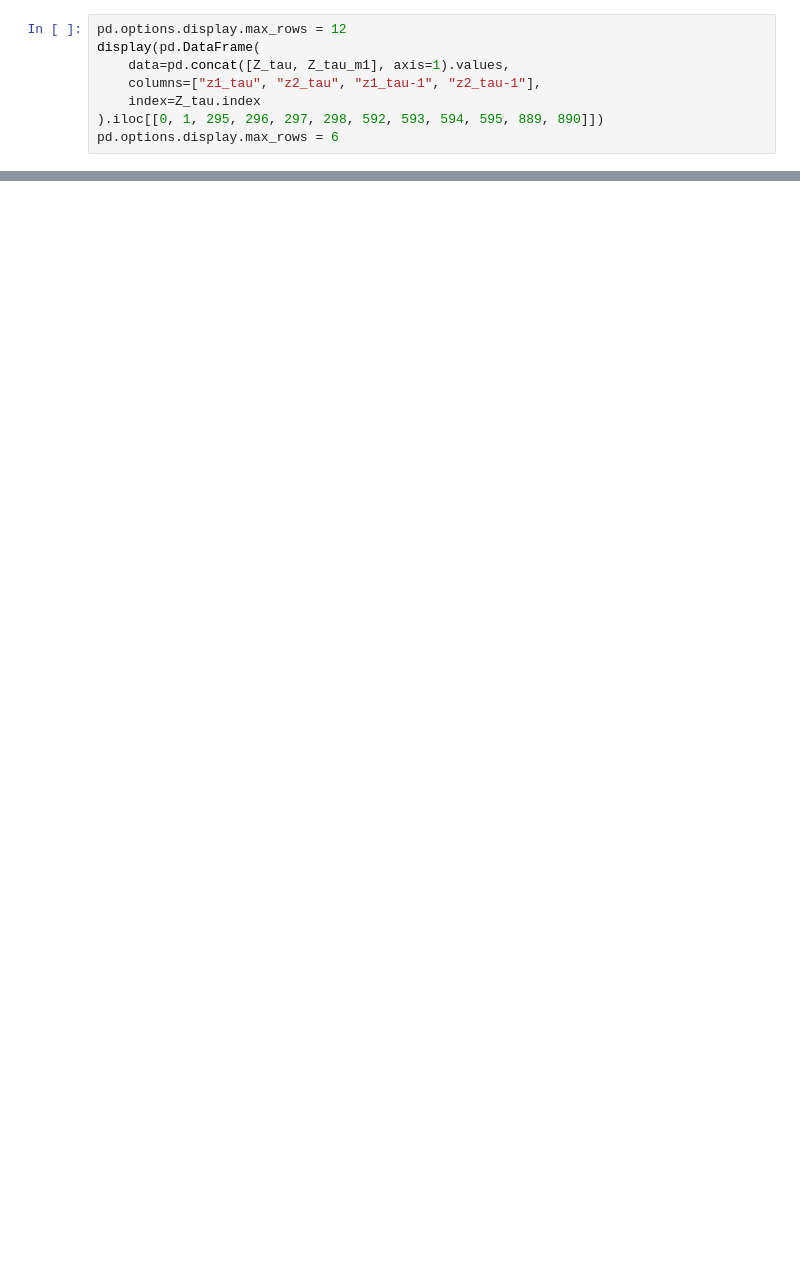
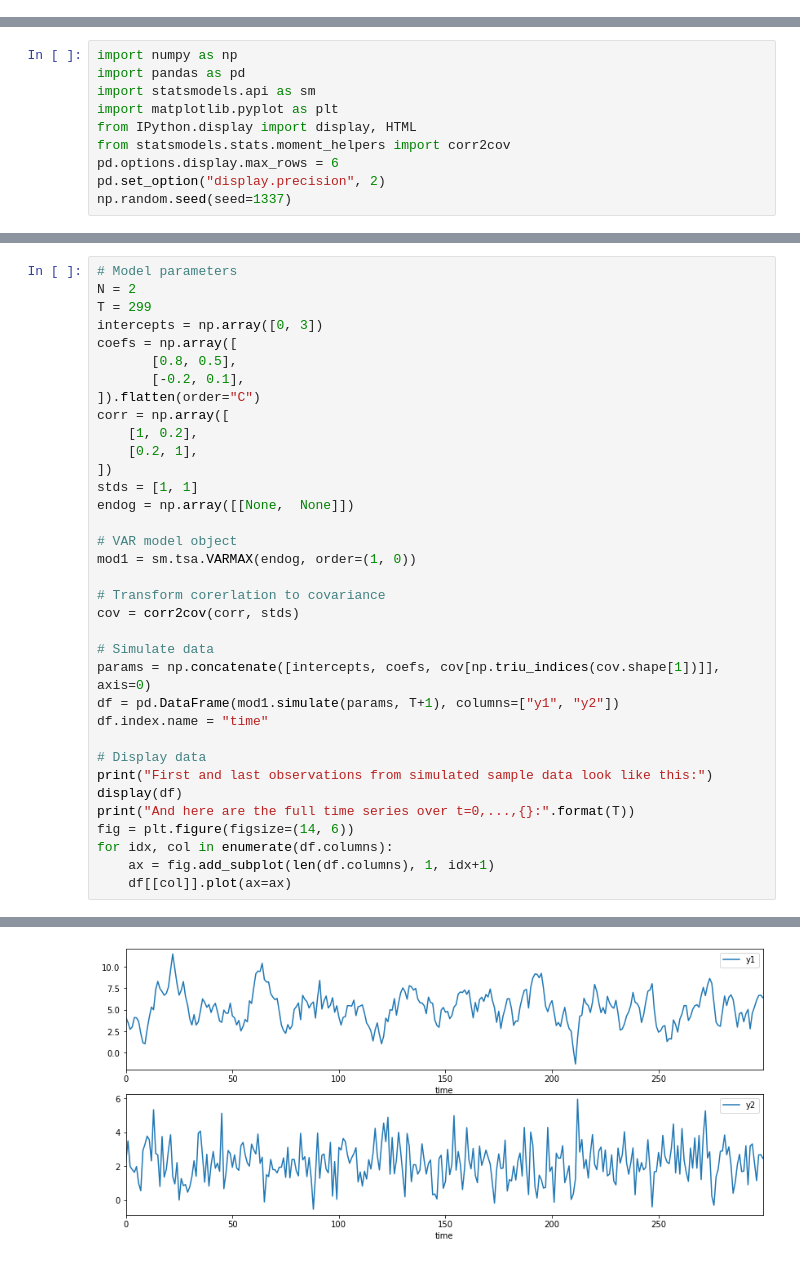
Before and after one commit to NoobQuant/Data_Science_Projects, a Jupyter notebook: stats/var_estimaton.ipynb, the cells around one changed output, grey strips where cells are left out. Drawn from its saved outputs; the diff is of its cells as text; blank space fills up the shorter version.

```diff
--- a/stats/var_estimaton.ipynb
+++ b/stats/var_estimaton.ipynb
@@ -264,8 +0,0 @@ in summary, if we were to look at concatenated $3\tilde{T} \times 2N$ matrix $[Z
-# %%
-pd.options.display.max_rows = 12
-display(pd.DataFrame(
-    data=pd.concat([Z_tau, Z_tau_m1], axis=1).values,
-    columns=["z1_tau", "z2_tau", "z1_tau-1", "z2_tau-1"],
-    index=Z_tau.index
-).iloc[[0, 1, 295, 296, 297, 298, 592, 593, 594, 595, 889, 890]])
-pd.options.display.max_rows = 6
@@ -314,0 +12,10 @@ $$
+# %%
+import numpy as np
+import pandas as pd
+import statsmodels.api as sm
+import matplotlib.pyplot as plt
+from IPython.display import display, HTML
+from statsmodels.stats.moment_helpers import corr2cov
+pd.options.display.max_rows = 6
+pd.set_option("display.precision", 2)
+np.random.seed(seed=1337)
@@ -314,0 +24,36 @@ $$
+# %%
+# Model parameters
+N = 2
+T = 299
+intercepts = np.array([0, 3])
+coefs = np.array([
+       [0.8, 0.5],
+       [-0.2, 0.1],
+]).flatten(order="C")
+corr = np.array([
+    [1, 0.2],
+    [0.2, 1],
+])
+stds = [1, 1]
+endog = np.array([[None,  None]])
+
+# VAR model object
+mod1 = sm.tsa.VARMAX(endog, order=(1, 0))
+
+# Transform corerlation to covariance
+cov = corr2cov(corr, stds)
+
+# Simulate data
+params = np.concatenate([intercepts, coefs, cov[np.triu_indices(cov.shape[1])]], axis=0)
+df = pd.DataFrame(mod1.simulate(params, T+1), columns=["y1", "y2"])
+df.index.name = "time"
+
+# Display data
+print("First and last observations from simulated sample data look like this:")
+display(df)
+print("And here are the full time series over t=0,...,{}:".format(T))
+fig = plt.figure(figsize=(14, 6))
+for idx, col in enumerate(df.columns):
+    ax = fig.add_subplot(len(df.columns), 1, idx+1)
+    df[[col]].plot(ax=ax)
+# %% [output]
@@ -314,0 +72 @@ $$
+[figure, added]
```
Also changed, not shown: parts of 49 cells of this notebook.
